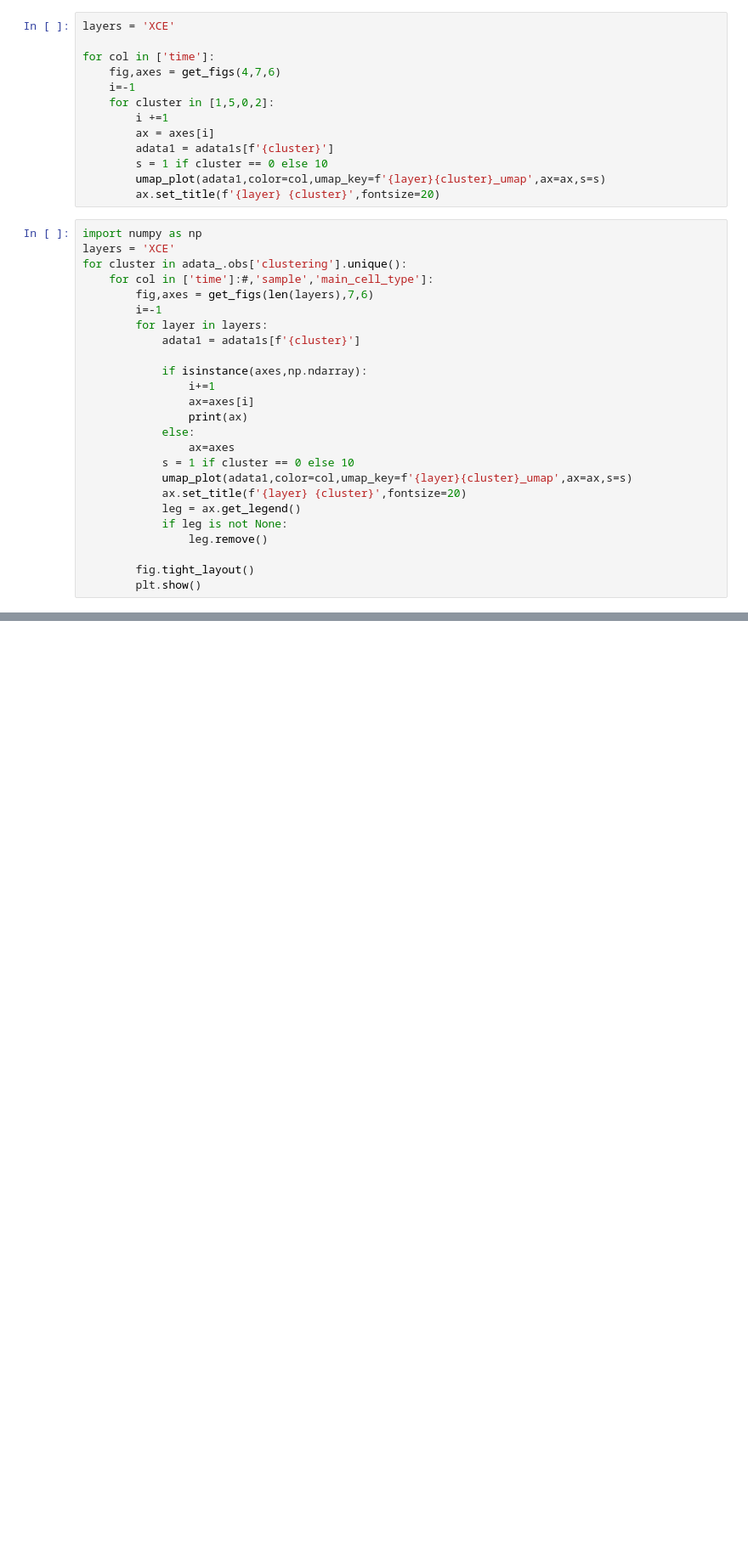
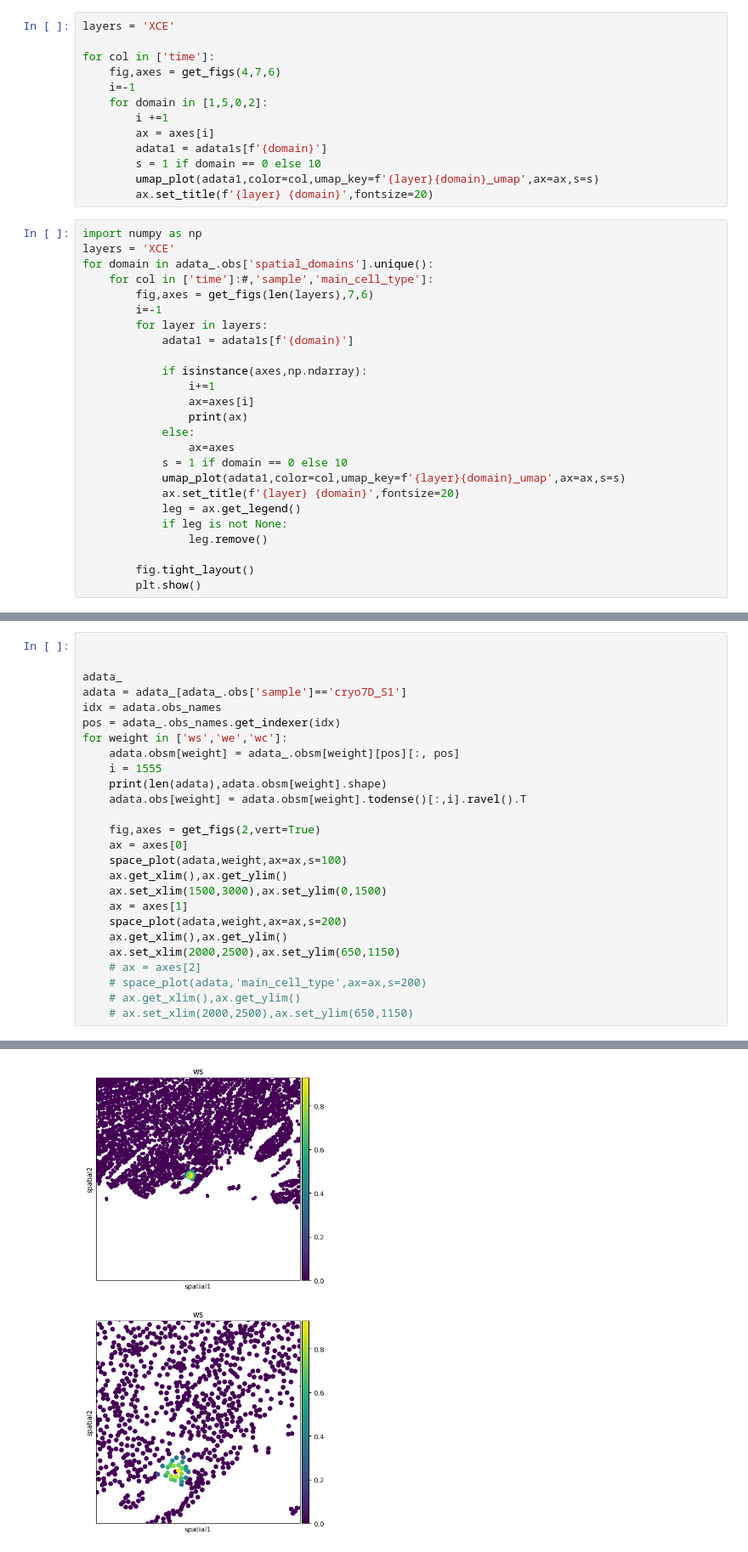
Before and after one commit to cantinilab/kontext_reproducibility, a Jupyter notebook: notebooks/Cardioimmune8_se1_reproducibility.ipynb, the cells around one changed output, grey strips where cells are left out. Shown at 85% size. Drawn from its saved outputs; the diff is of its cells as text; blank space fills up the shorter version.

```diff
--- a/notebooks/Cardioimmune8_se1_reproducibility.ipynb
+++ b/notebooks/Cardioimmune8_se1_reproducibility.ipynb
@@ -694,22 +879,22 @@ layers = 'XCE'
 for col in ['time']:
     fig,axes = get_figs(4,7,6)
     i=-1
-    for cluster in [1,5,0,2]:
+    for domain in [1,5,0,2]:
         i +=1
         ax = axes[i]
-        adata1 = adata1s[f'{cluster}']
-        s = 1 if cluster == 0 else 10
-        umap_plot(adata1,color=col,umap_key=f'{layer}{cluster}_umap',ax=ax,s=s)
-        ax.set_title(f'{layer} {cluster}',fontsize=20)
+        adata1 = adata1s[f'{domain}']
+        s = 1 if domain == 0 else 10
+        umap_plot(adata1,color=col,umap_key=f'{layer}{domain}_umap',ax=ax,s=s)
+        ax.set_title(f'{layer} {domain}',fontsize=20)
 # %%
 import numpy as np
 layers = 'XCE'
-for cluster in adata_.obs['clustering'].unique():
+for domain in adata_.obs['spatial_domains'].unique():
     for col in ['time']:#,'sample','main_cell_type']:
         fig,axes = get_figs(len(layers),7,6)
         i=-1
         for layer in layers:
-            adata1 = adata1s[f'{cluster}']
+            adata1 = adata1s[f'{domain}']
 
             if isinstance(axes,np.ndarray):
                 i+=1
@@ -717,9 +902,9 @@ for cluster in adata_.obs['clustering'].unique():
                 print(ax)
             else:
                 ax=axes
-            s = 1 if cluster == 0 else 10
-            umap_plot(adata1,color=col,umap_key=f'{layer}{cluster}_umap',ax=ax,s=s)
-            ax.set_title(f'{layer} {cluster}',fontsize=20)
+            s = 1 if domain == 0 else 10
+            umap_plot(adata1,color=col,umap_key=f'{layer}{domain}_umap',ax=ax,s=s)
+            ax.set_title(f'{layer} {domain}',fontsize=20)
             leg = ax.get_legend()
             if leg is not None:
                 leg.remove()
@@ -771,0 +934,27 @@ dtype: float32
+# %%
+
+
+adata_
+adata = adata_[adata_.obs['sample']=='cryo7D_S1']
+idx = adata.obs_names
+pos = adata_.obs_names.get_indexer(idx)
+for weight in ['ws','we','wc']:
+    adata.obsm[weight] = adata_.obsm[weight][pos][:, pos]
+    i = 1555
+    print(len(adata),adata.obsm[weight].shape)
+    adata.obs[weight] = adata.obsm[weight].todense()[:,i].ravel().T
+
+    fig,axes = get_figs(2,vert=True)
+    ax = axes[0]
+    space_plot(adata,weight,ax=ax,s=100)
+    ax.get_xlim(),ax.get_ylim()
+    ax.set_xlim(1500,3000),ax.set_ylim(0,1500)
+    ax = axes[1]
+    space_plot(adata,weight,ax=ax,s=200)
+    ax.get_xlim(),ax.get_ylim()
+    ax.set_xlim(2000,2500),ax.set_ylim(650,1150)
+    # ax = axes[2]
+    # space_plot(adata,'main_cell_type',ax=ax,s=200)
+    # ax.get_xlim(),ax.get_ylim()
+    # ax.set_xlim(2000,2500),ax.set_ylim(650,1150)
+# %% [output]
@@ -771,0 +964 @@ dtype: float32
+[figure, added]
```
Also changed, not shown: parts of 32 cells of this notebook, 10 other files.
